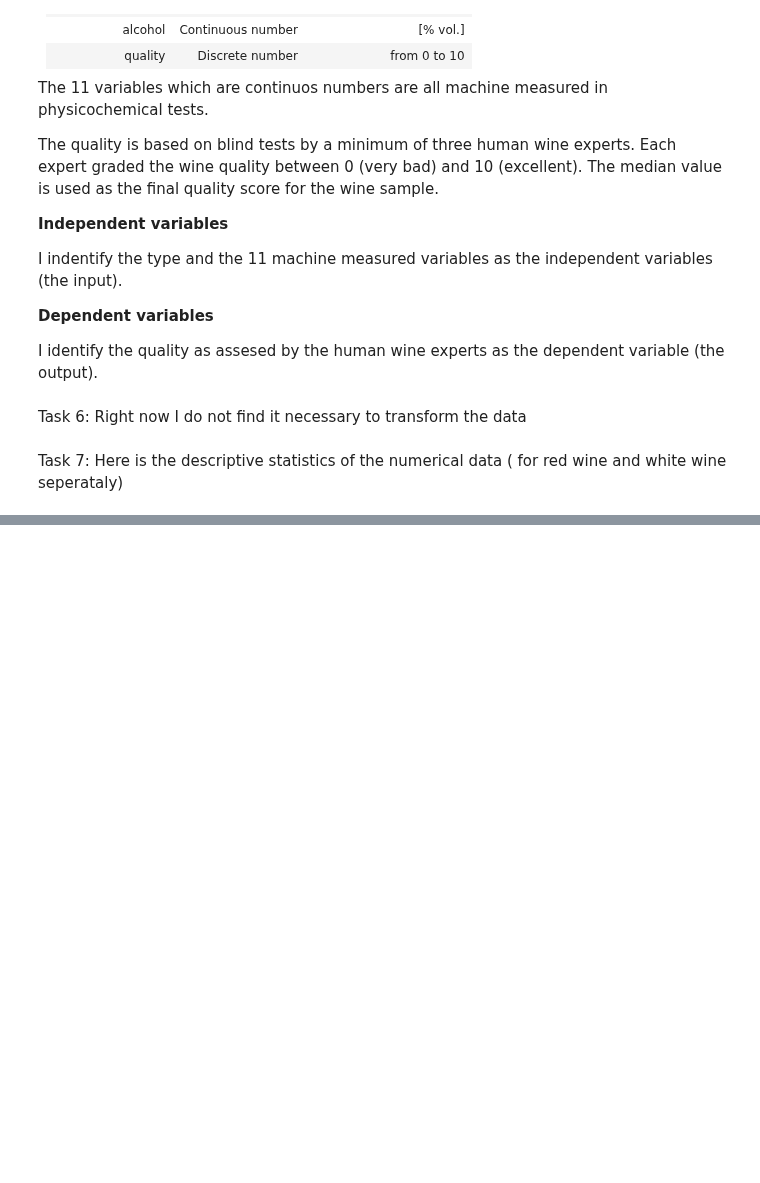
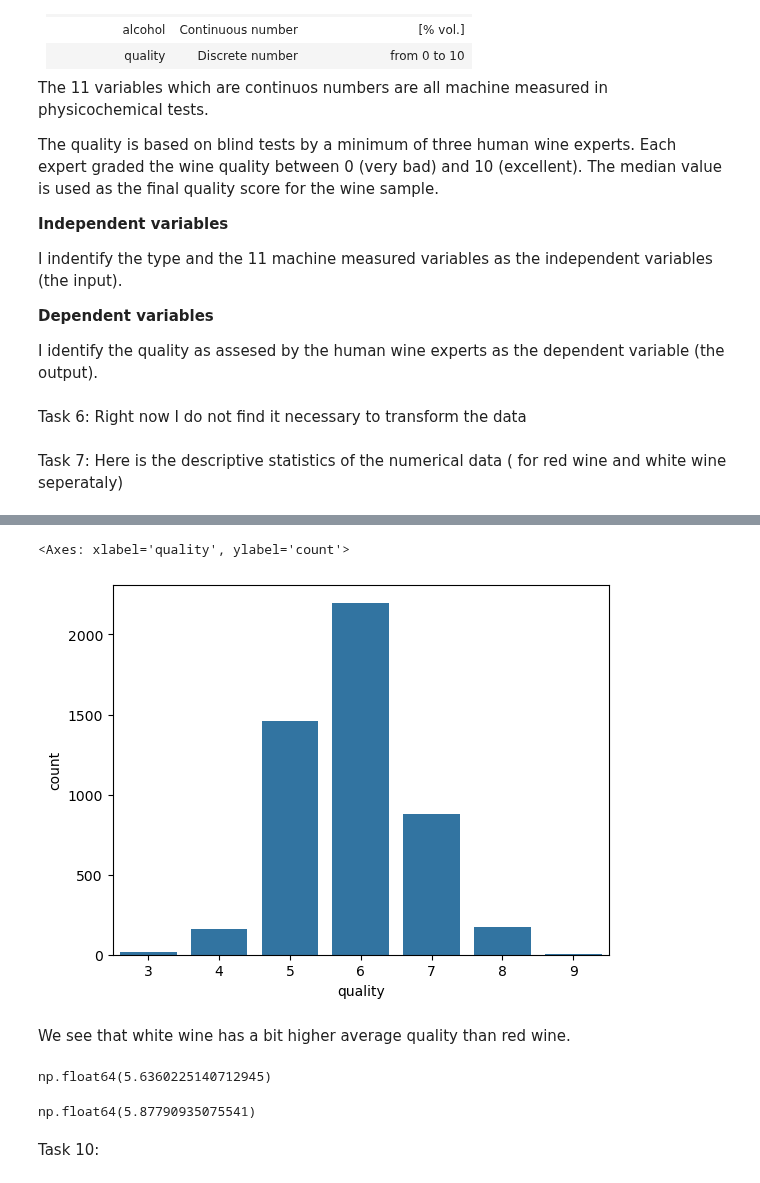
Before and after one commit to pbollhorn/bi-group5, a Jupyter notebook: mp2/mini_project_2.ipynb, the cells around one changed output, grey strips where cells are left out. Drawn from its saved outputs; the diff is of its cells as text; code cells hidden in the pictures; blank space fills up the shorter version.

```diff
--- a/mp2/mini_project_2.ipynb
+++ b/mp2/mini_project_2.ipynb
@@ -194,0 +238,19 @@ white_wine.describe()
+# %%
+sb.countplot(x='quality', data=white_wine)
+# %% [output]
+<Axes: xlabel='quality', ylabel='count'>
+[figure, added]
+# %% [markdown]
+We see that white wine has a bit higher average quality than red wine.
+# %%
+red_wine_average_quality = red_wine['quality'].mean()
+red_wine_average_quality
+# %% [output]
+np.float64(5.6360225140712945)
+# %%
+white_wine_average_quality = white_wine['quality'].mean()
+white_wine_average_quality
+# %% [output]
+np.float64(5.87790935075541)
+# %% [markdown]
+Task 10:
```
Also changed, not shown: parts of 14 cells of this notebook, 2 other files.
